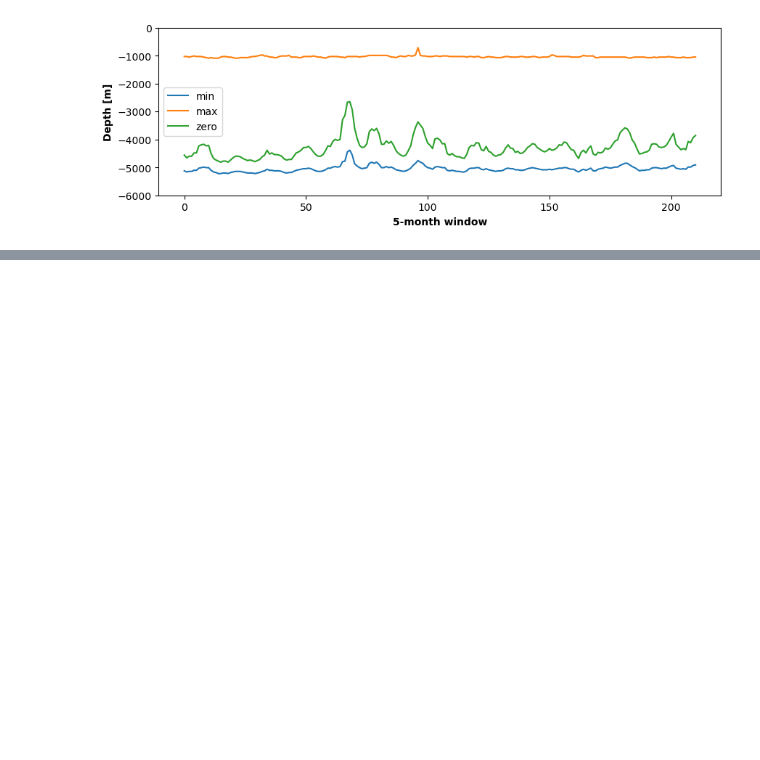
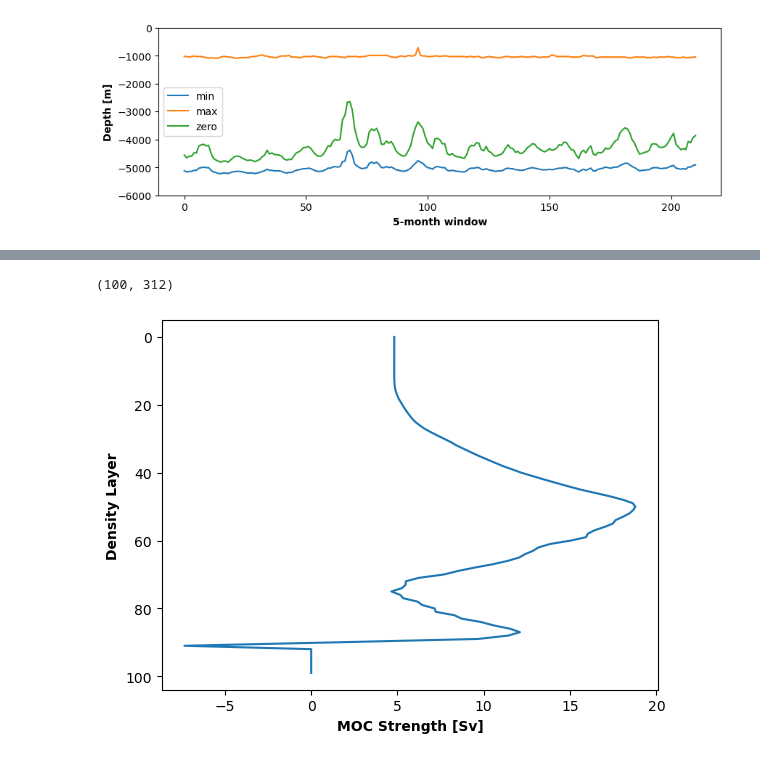
Before and after one commit to ai4er-cdt/OTP, a Jupyter notebook: notebooks/rapid_data.ipynb, the cells around one changed output, grey strips where cells are left out. Cells and saved outputs as stored; diff of their text form; code cells hidden in the pictures; blank space fills up the shorter version.

Commit message:
Turned cell extraction into a script and started looking at density-space ECCO cells

```diff
--- a/notebooks/rapid_data.ipynb
+++ b/notebooks/rapid_data.ipynb
@@ -120,9 +95,0 @@ Data variables: (12/19)
-# %%
-lat = '60S'
-moc_fp = f"{data_home}/ecco_data_minimal/{lat}_moc_density.pickle"
-
-with open(moc_fp, 'rb') as f:
-    moc = pickle.load(f)
-
-moc = moc[1, : ]
-plt.plot(moc)
@@ -131,0 +98,13 @@ plt.plot(moc)
+# %%
+# Loading density-space ECCO data
+ecco_streamfunction_density_fp = os.path.join(data_home, 'ecco_data_minimal', '26N_streamfunction_density.pickle')
+
+with open(ecco_streamfunction_density_fp, 'rb') as f:
+    ecco_streamfunction_density = pickle.load(f)
+
+# Put into an xarray dataset for convenience
+ecco_strf = xr.Dataset(data_vars = {'streamfunction' : (['density_layer', 'time'], ecco_streamfunction_density)},
+                     coords = {'time' : np.arange(0, ecco_streamfunction_density.shape[1], 1),
+                               'depth' : np.arange(0, ecco_streamfunction_density.shape[0], 1)})
+
+ecco_strf.st
@@ -131,0 +120,13 @@ plt.plot(moc)
+# %%
+ecco_streamfunction_density.shape
+# %% [output]
+(100, 312)
+# %%
+# Plotting streamfunction mean against density layer
+plt.plot(ecco_streamfunction_density.mean(axis = 1), np.arange(0, 100, 1))
+plt.gca().invert_yaxis()
+
+plt.xlabel('MOC Strength [Sv]', weight = 'bold')
+plt.ylabel('Density Layer', weight = 'bold');
+# %% [output]
+[figure, added]
```
Also changed, not shown: parts of 12 cells of this notebook, 1 other file.
